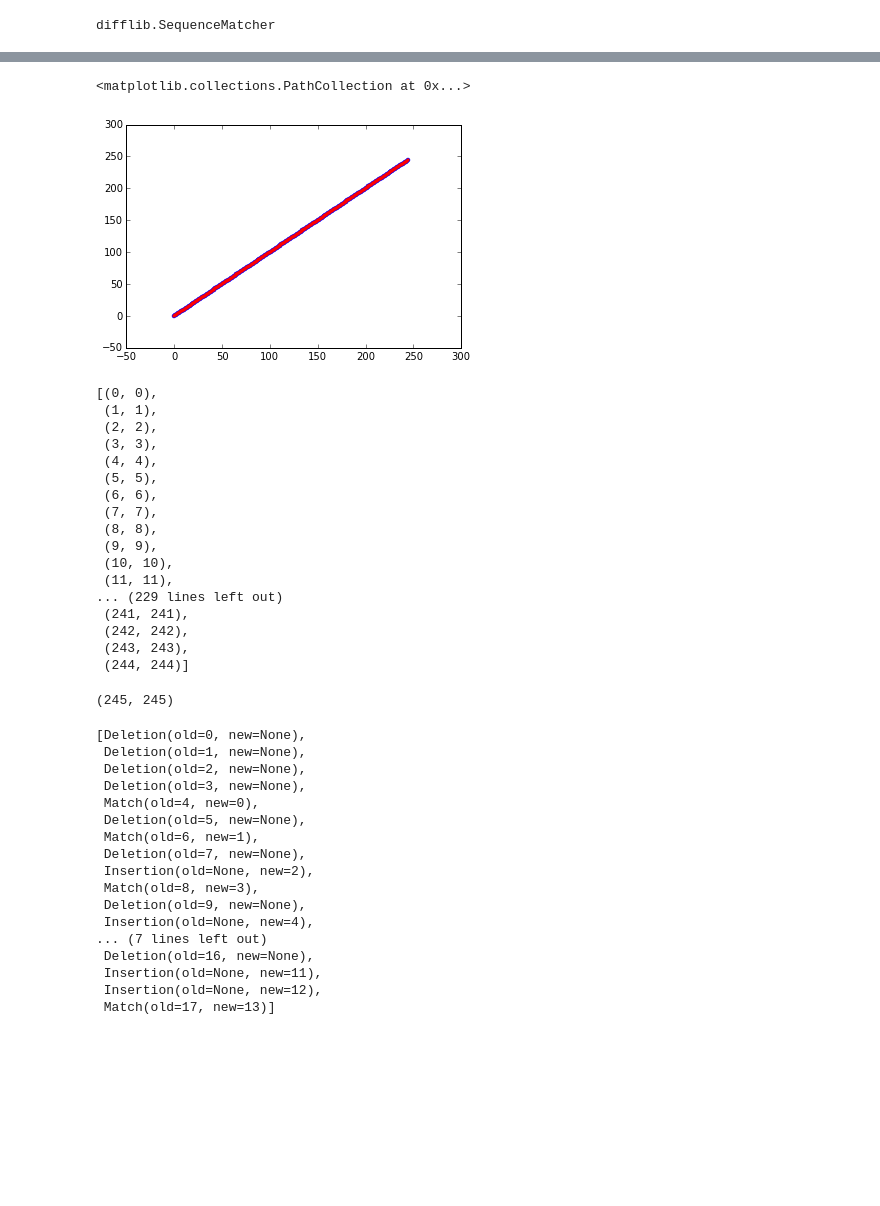
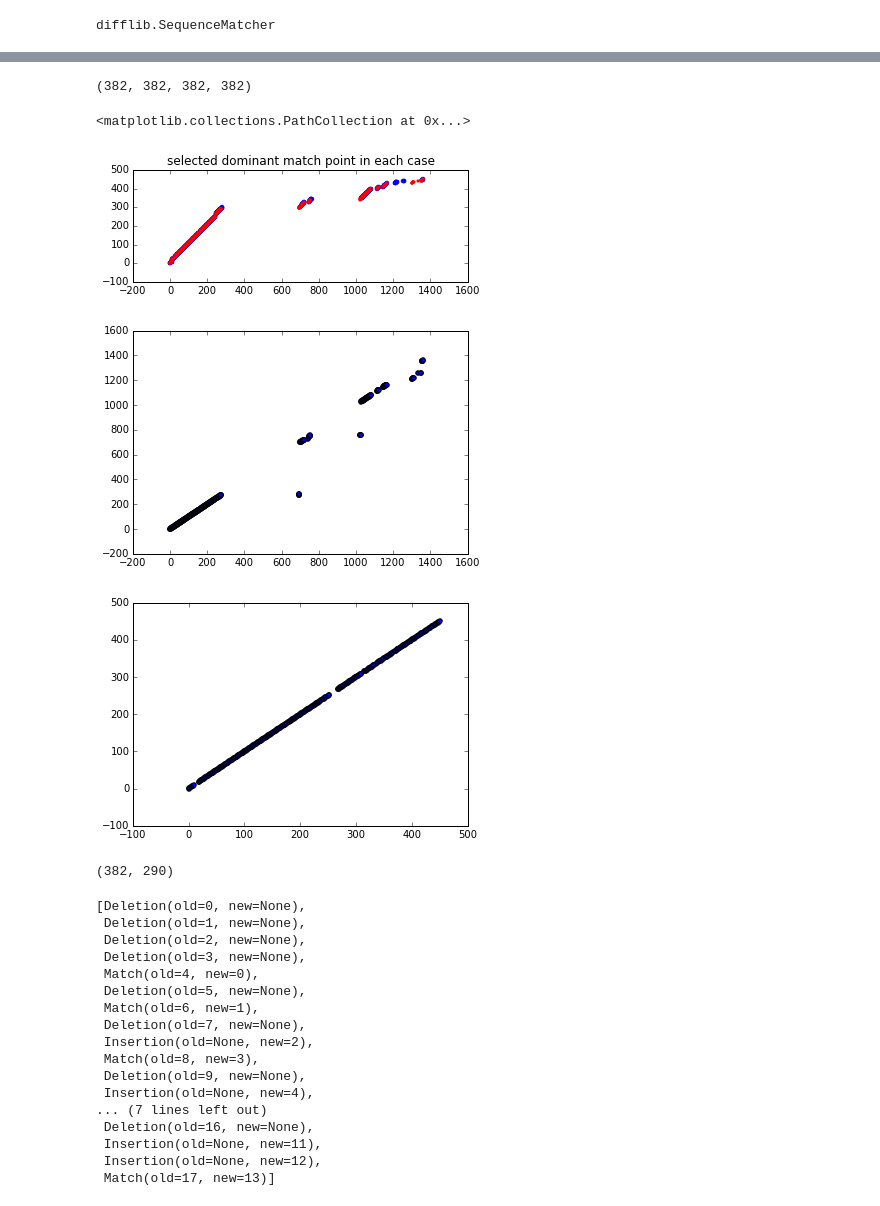
Before and after one commit to Carreau/difflib2.py, a Jupyter notebook: examples/MatchGroups.ipynb, the cells around one changed output, grey strips where cells are left out. Cells and saved outputs as stored; diff of their text form; code cells hidden in the pictures; blank space fills up the shorter version.

```diff
--- a/examples/MatchGroups.ipynb
+++ b/examples/MatchGroups.ipynb
@@ -273,7 +273,7 @@ SequenceMatcher
 # %% [output]
 difflib.SequenceMatcher
 # %%
-fs1 = !git show HEAD~2:examples/MatchGroups.ipynb
+fs1 = !git show HEAD:examples/MatchGroups.ipynb
 fs2 = !git show HEAD~1:examples/MatchGroups.ipynb
 # %%
 ss1 = set(fs1)
@@ -300,8 +300,10 @@ def lcsc2(fs1,fs2):
     seq1,seq2 = seq1[delta:],seq2[delta:]
     length, back_index =  _get_lcs_cut2(seq1,seq2)
     back_index = unfold(back_index)
-    lenght = length+delta
-    bi = map(lambda x:(x[0]+delta,x[1]+delta), back_index)
+    assert(length == len(back_index))
+    length = length+delta
+    assert(length == len(back_index)+delta)
+    bi = list(map(lambda x:(x[0]+delta,x[1]+delta), back_index))
     back_index = [(i,i) for i in range(delta)]
     back_index.extend(bi)
 
@@ -327,36 +329,31 @@ lcsc2('aaa','aba')
 # %%
-scatter(*tuple(zip(*unfold(_get_lcs_cut2(fs1,fs2)[1]))),linewidths=0)
-scatter(  *tuple(zip(*lcsc2(fs1,fs2)[1])),c='red', linewidths=0, s=10)
+len(unfold(_get_lcs_cut2(fs1,fs2)[1])),len(lcsc2(fs1,fs2)[1]),_get_lcs_cut2(fs1,fs2)[0],lcsc2(fs1,fs2)[0]
 # %% [output]
-<matplotlib.collections.PathCollection at 0x...>
+(382, 382, 382, 382)
-[figure, removed]
-# %%
-lcsc2(fs1,fs2)[1]
-# %% [output]
-[(0, 0),
- (1, 1),
- (2, 2),
- (3, 3),
- (4, 4),
- (5, 5),
- (6, 6),
- (7, 7),
- (8, 8),
- (9, 9),
- (10, 10),
- (11, 11),
-... (229 lines left out)
- (241, 241),
- (242, 242),
- (243, 243),
- (244, 244)]
+# %%
+xa, ya = tuple(zip(*unfold(_get_lcs_cut2(fs1,fs2)[1])))
+xb, yb = tuple(zip(*lcsc2(fs1,fs2)[1]))
+fig,ax = subplots(1,1)
+ax.scatter(xa, ya ,linewidths=0)
+ax.scatter(xb, yb ,c='red', linewidths=0, s=10)
+ax.set_title('selected dominant match point in each case')
+ax.set_aspect('equal')
+figure()
+scatter(xb,xa)
+figure()
+scatter(ya,yb)
+# %% [output]
+<matplotlib.collections.PathCollection at 0x...>
+[figure, added]
+[figure, added]
+[figure, added]
 # %%
 uf = lcsc2(fs1,fs2)[1]
 ufs = list(SequenceMatcher(None,fs1,fs2).get_matching_blocks())
 # %%
 len(uf),sum([x.size for  x in list(ufs)])
 # %% [output]
-(245, 245)
+(382, 290)
 # %%
 uf = unfold(_get_lcs_cut2(s1,s2)[1])
 # %%
```
Also changed, not shown: parts of 4 cells of this notebook, 1 other file.
